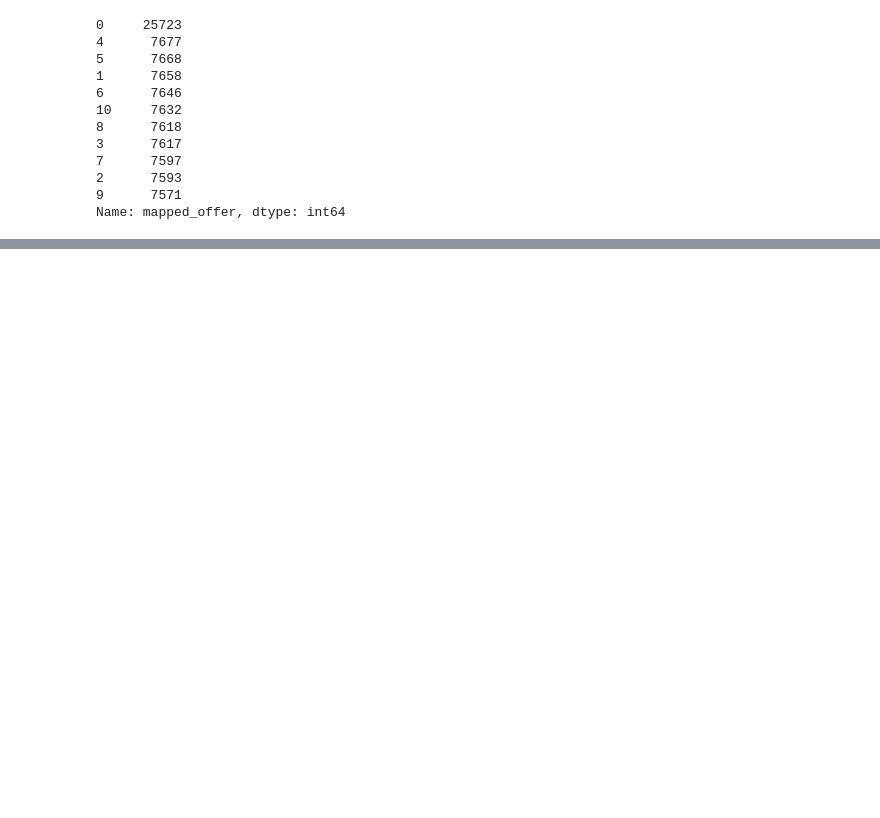
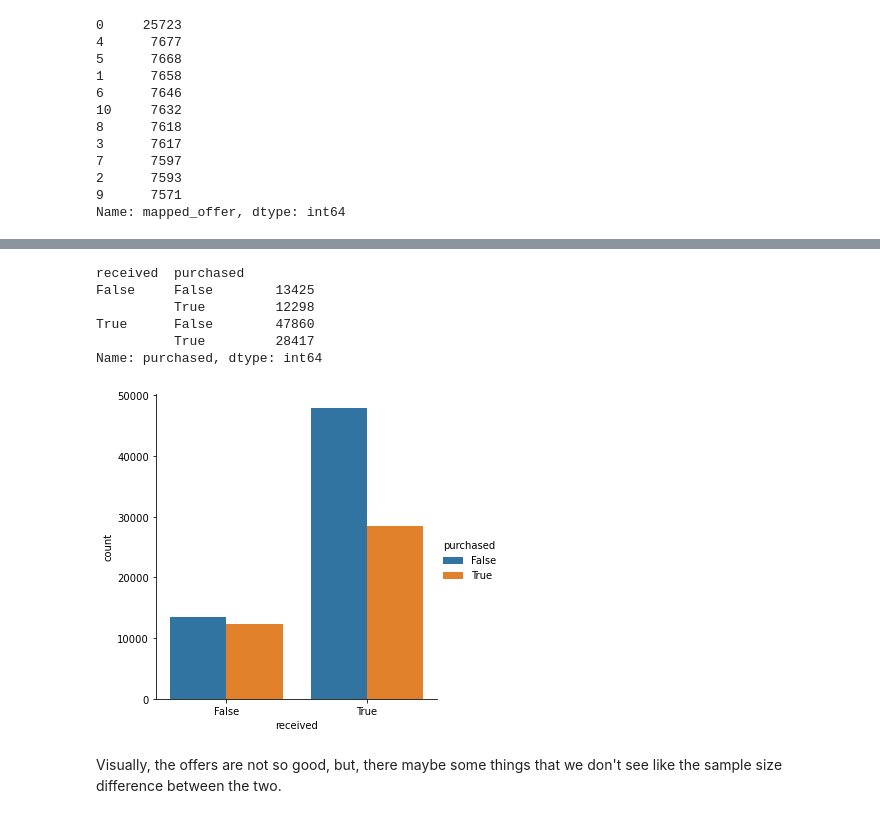
Before and after one commit to netxph/sb-capstone, a Jupyter notebook: notebooks/05 - Exploratory Data Analysis.ipynb, the cells around one changed output, grey strips where cells are left out. Drawn from its saved outputs; the diff is of its cells as text; code cells hidden in the pictures; blank space fills up the shorter version.

Commit message:
finish exploratory data analysis

```diff
--- a/notebooks/05 - Exploratory Data Analysis.ipynb
+++ b/notebooks/05 - Exploratory Data Analysis.ipynb
@@ -532,0 +165,18 @@ ci
+# %%
+transcript_group.loc[transcript_group.received, "purchased"] = transcript_group.viewed & transcript_group.completed
+transcript_group.loc[~transcript_group.received, "purchased"] = transcript_group.non_offer_amount > 0
+
+transcript_group.groupby("received").purchased.value_counts()
+# %% [output]
+received  purchased
+False     False        13425
+          True         12298
+True      False        47860
+          True         28417
+Name: purchased, dtype: int64
+# %%
+sns.catplot(data=transcript_group, kind="count", x="received", hue="purchased", ci=None);
+# %% [output]
+[figure, added]
+# %% [markdown]
+Visually, the offers are not so good, but, there maybe some things that we don't see like the sample size difference between the two.
```
Also changed, not shown: parts of 135 cells of this notebook, 1 other file.
